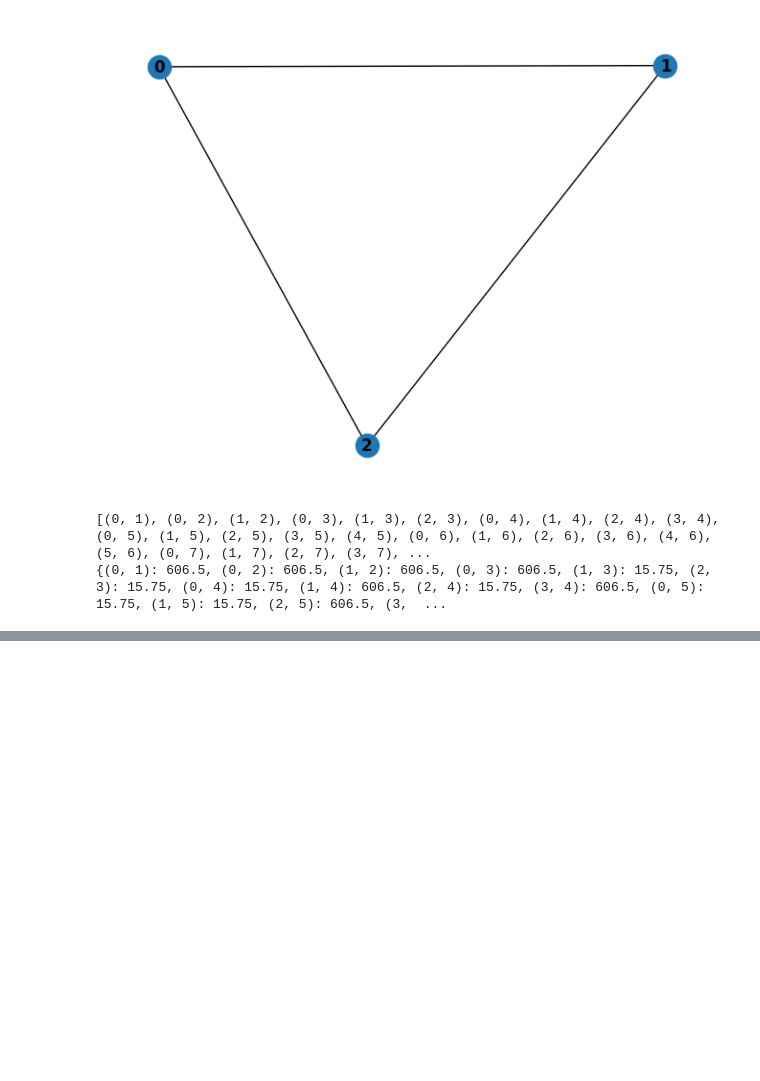
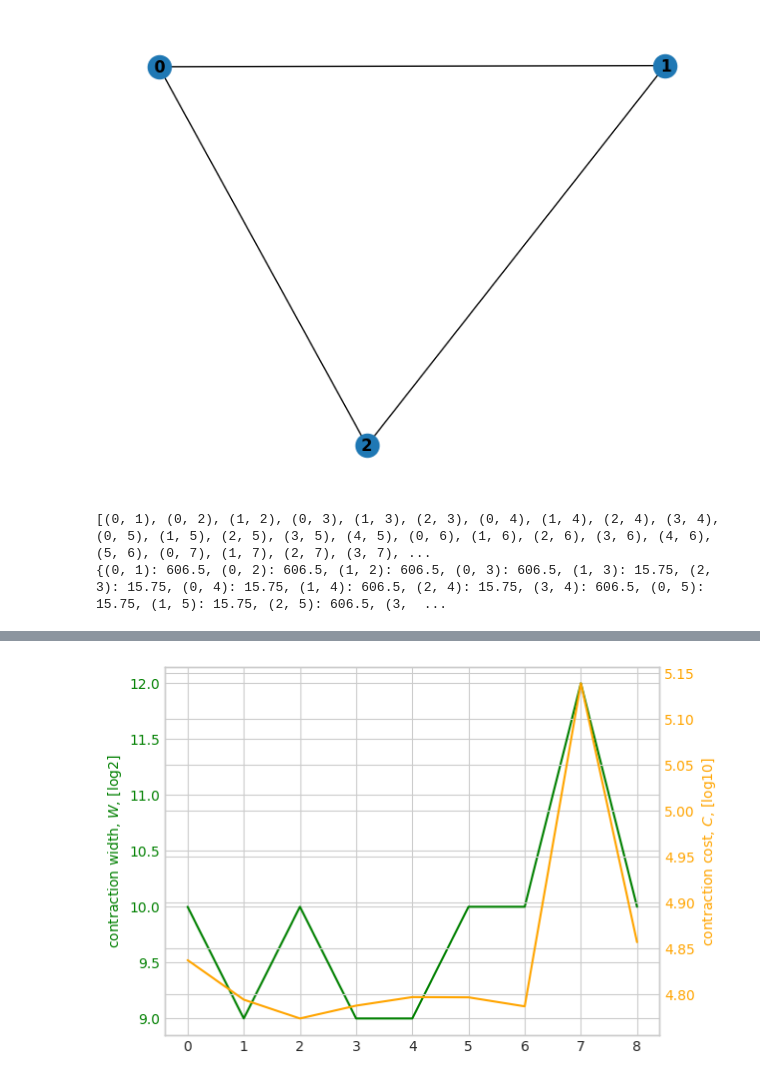
Before and after one commit to Next-di-mension/combinatorial_opt_QUIMB, a Jupyter notebook: TSP quimb.ipynb, the cells around one changed output, grey strips where cells are left out. Cells and saved outputs as stored; diff of their text form; code cells hidden in the pictures; blank space fills up the shorter version.

```diff
--- a/TSP quimb.ipynb
+++ b/TSP quimb.ipynb
@@ -183,3 +208,18 @@ local_exp_rehs = [
+# %%
+
+# contraction
+with plt.style.context(plt.style.available[26]):
+    fig, ax1 = plt.subplots() # instantiate a figure and an axes
+    ax1.plot([rehs['W'] for rehs in local_exp_rehs_diag], color='green') # contraction width is the number of tensors in the contraction path
+    ax1.set_ylabel('contraction width, $W$, [log2]', color='green')
+    ax1.tick_params(axis='y', labelcolor='green')
+
+    ax2 = ax1.twinx() # instantiate a second axes that shares the same x-axis
+    ax2.plot([rehs['C'] for rehs in local_exp_rehs_diag], color='orange') # contraction cost is the number of floating point operations in the contraction path
+    ax2.set_ylabel('contraction cost, $C$, [log10]', color='orange')
+    ax2.tick_params(axis='y', labelcolor='orange')
+# %% [output]
+[figure, added]
 # %%
 import matplotlib.pyplot as plt
 # contraction
```
Also changed, not shown: parts of 22 cells of this notebook.
